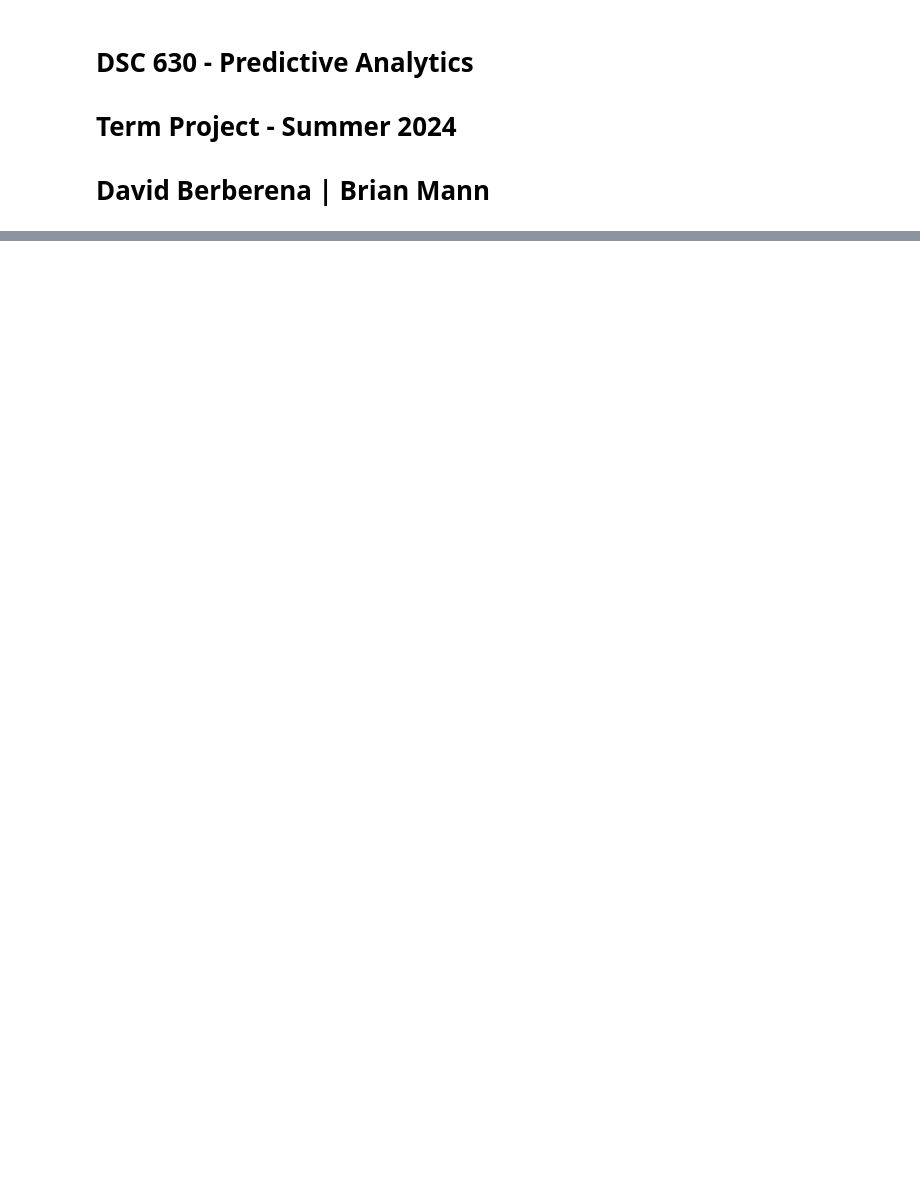
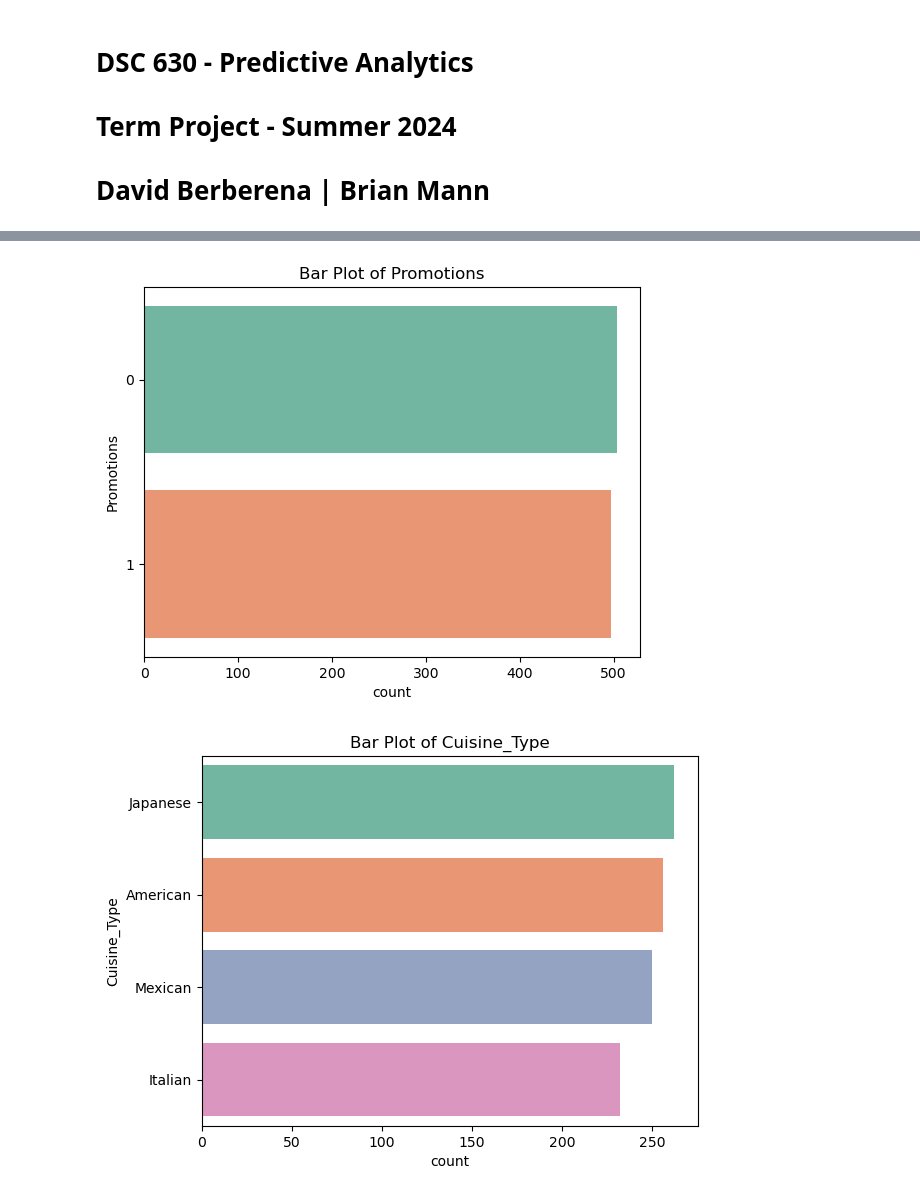
Before and after one commit to bam0/RestaurantRevenuePrediction, a Jupyter notebook: DSC_630_Term_Project.ipynb, the cells around one changed output, grey strips where cells are left out. Drawn from its saved outputs; the diff is of its cells as text; code cells hidden in the pictures; blank space fills up the shorter version.

```diff
--- a/DSC_630_Term_Project.ipynb
+++ b/DSC_630_Term_Project.ipynb
@@ -23,0 +77,12 @@ url1 = 'www.example1.com/data'
+# %%
+def count_bar(data, col):
+    counts = data[col].value_counts().reset_index()
+    sns.barplot(data=counts, y=col, x='count', orient='h', palette='Set2')
+    plt.title(f'Bar Plot of {col}')
+    plt.show()
+# %%
+for col in ['Promotions', 'Cuisine_Type']:
+    count_bar(df, col)
+# %% [output]
+[figure, added]
+[figure, added]
```
Also changed, not shown: parts of 21 cells of this notebook.
